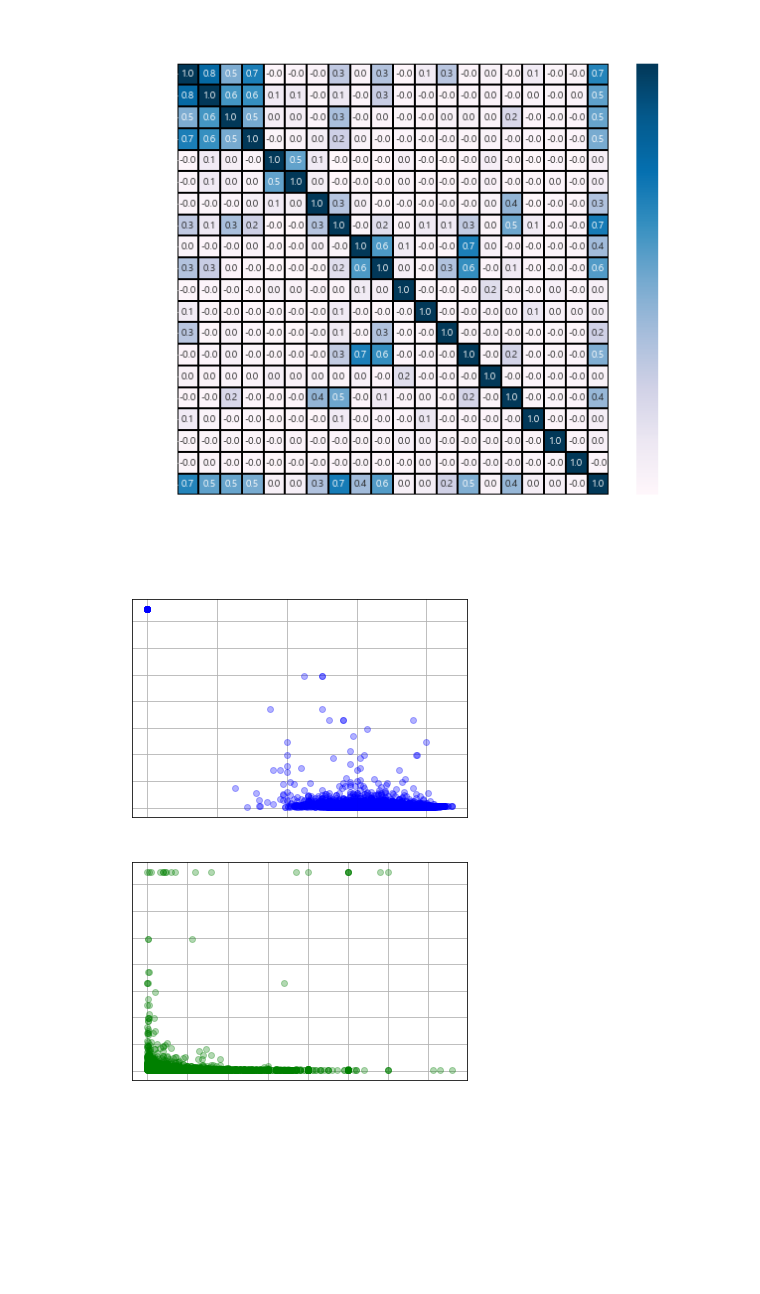
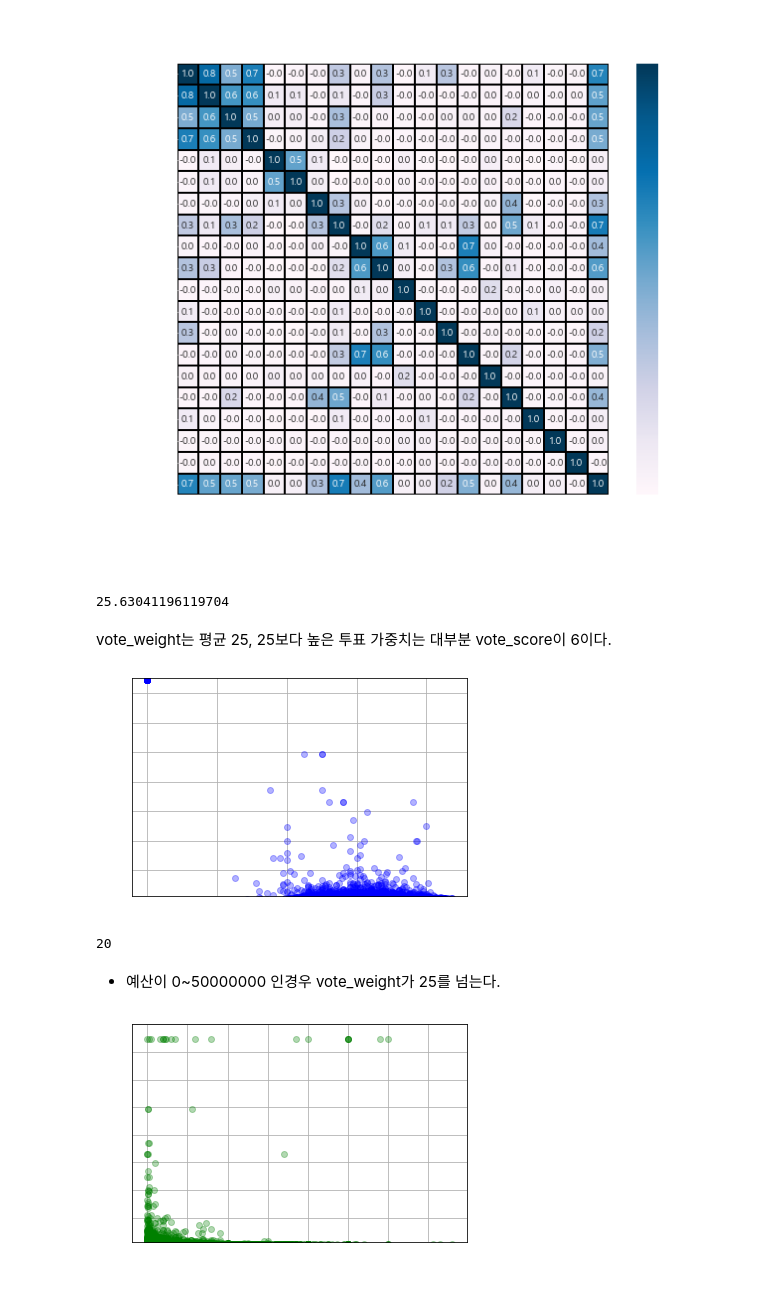
Before and after one commit to sky3085/ripple_ezen, a Jupyter notebook: ML/4.TMDBAnalysis.ipynb, the cells around one changed output. Drawn from its saved outputs; the diff is of its cells as text; code cells hidden in the pictures; blank space fills up the shorter version.

```diff
--- a/ML/4.TMDBAnalysis.ipynb
+++ b/ML/4.TMDBAnalysis.ipynb
@@ -117,21 +119,35 @@ plt.yticks(color='white')
 plt.show()
 # %% [output]
 [figure]
+# %%
+df.vote_weight.mean()
+# %% [output]
+25.63041196119704
+# %% [markdown]
+vote_weight는 평균 25, 25보다 높은 투표 가중치는 대부분 vote_score이 6이다.
 # %%
 # 세로 : result, 세로 : vote_score
 plt.plot(df.vote_score, df.vote_weight, 'bo', alpha=0.3)
 plt.xticks(color='white')
 plt.yticks(color='white')
 plt.grid()
+plt.ylim(25, 1500)
 plt.show()
 # %% [output]
-[figure, old version]
+[figure, new version]
+# %%
+len(df.vote_score[df.vote_score == 0])
+# %% [output]
+20
+# %% [markdown]
+- 예산이 0~50000000 인경우 vote_weight가 25를 넘는다.
 # %%
 # 세로 : result, 세로 : vote_score
 plt.plot(df.budget, df.vote_weight, 'go', alpha=0.3)
 plt.xticks(color='white')
 plt.yticks(color='white')
 plt.grid()
+plt.ylim(25, 1600)
 plt.show()
 # %% [output]
-[figure, old version]
+[figure, new version]
```
Also changed, not shown: parts of 1 cell of this notebook, 7 other files.
